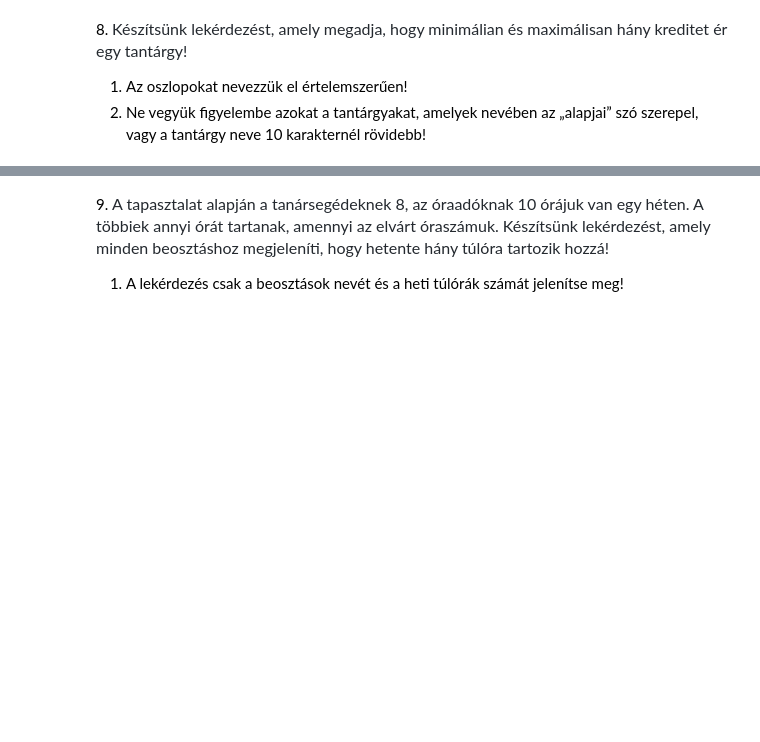
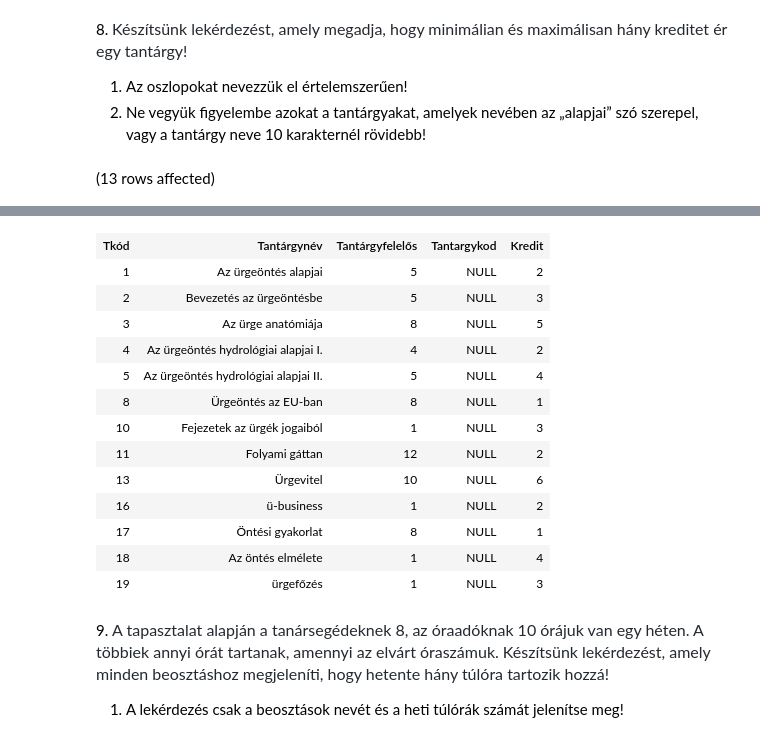
Before and after one commit to pkmate/Adatbazis, a Jupyter notebook: gyakorlat02_feladatok .ipynb, the cells around one changed output, grey strips where cells are left out. Saved outputs shown, nothing was run; the diff lists cells and outputs as text; code cells hidden in the pictures; blank space fills up the shorter version.

```diff
--- a/gyakorlat02_feladatok .ipynb
+++ b/gyakorlat02_feladatok .ipynb
@@ -117,3 +174,10 @@ Total execution time: 00:00:00.052
 
 1. Az oszlopokat nevezzük el értelemszerűen!
 2. Ne vegyük figyelembe azokat a tantárgyakat, amelyek nevében az „alapjai” szó szerepel, vagy a tantárgy neve 10 karakternél rövidebb!
+# %%
+--??????
+
+SELECT *
+FROM Tantárgyak
+# %% [output]
+(13 rows affected)
@@ -120,3 +185,17 @@ Total execution time: 00:00:00.052
+| Tkód | Tantárgynév | Tantárgyfelelős | Tantargykod | Kredit |
+| 1 | Az ürgeöntés alapjai | 5 | NULL | 2 |
+| 2 | Bevezetés az ürgeöntésbe | 5 | NULL | 3 |
+| 3 | Az ürge anatómiája | 8 | NULL | 5 |
+| 4 | Az ürgeöntés hydrológiai alapjai I. | 4 | NULL | 2 |
+| 5 | Az ürgeöntés hydrológiai alapjai II. | 5 | NULL | 4 |
+| 8 | Ürgeöntés az EU-ban | 8 | NULL | 1 |
+| 10 | Fejezetek az ürgék jogaiból | 1 | NULL | 3 |
+| 11 | Folyami gáttan | 12 | NULL | 2 |
+| 13 | Ürgevitel | 10 | NULL | 6 |
+| 16 | ü-business | 1 | NULL | 2 |
+| 17 | Öntési gyakorlat | 8 | NULL | 1 |
+| 18 | Az öntés elmélete | 1 | NULL | 4 |
+| 19 | ürgefőzés | 1 | NULL | 3 |
 # %% [markdown]
 9. <span style="color: rgb(36, 41, 47); font-family: -apple-system, BlinkMacSystemFont, &quot;Segoe UI&quot;, Helvetica, Arial, sans-serif, &quot;Apple Color Emoji&quot;, &quot;Segoe UI Emoji&quot;; font-size: 16px;">A tapasztalat alapján a tanársegédeknek 8, az óraadóknak 10 órájuk van egy héten. A többiek annyi órát tartanak, amennyi az elvárt óraszámuk. Készítsünk lekérdezést, amely minden beosztáshoz megjeleníti, hogy hetente hány túlóra tartozik hozzá!</span>
 
```
Also changed, not shown: parts of 6 cells of this notebook.
